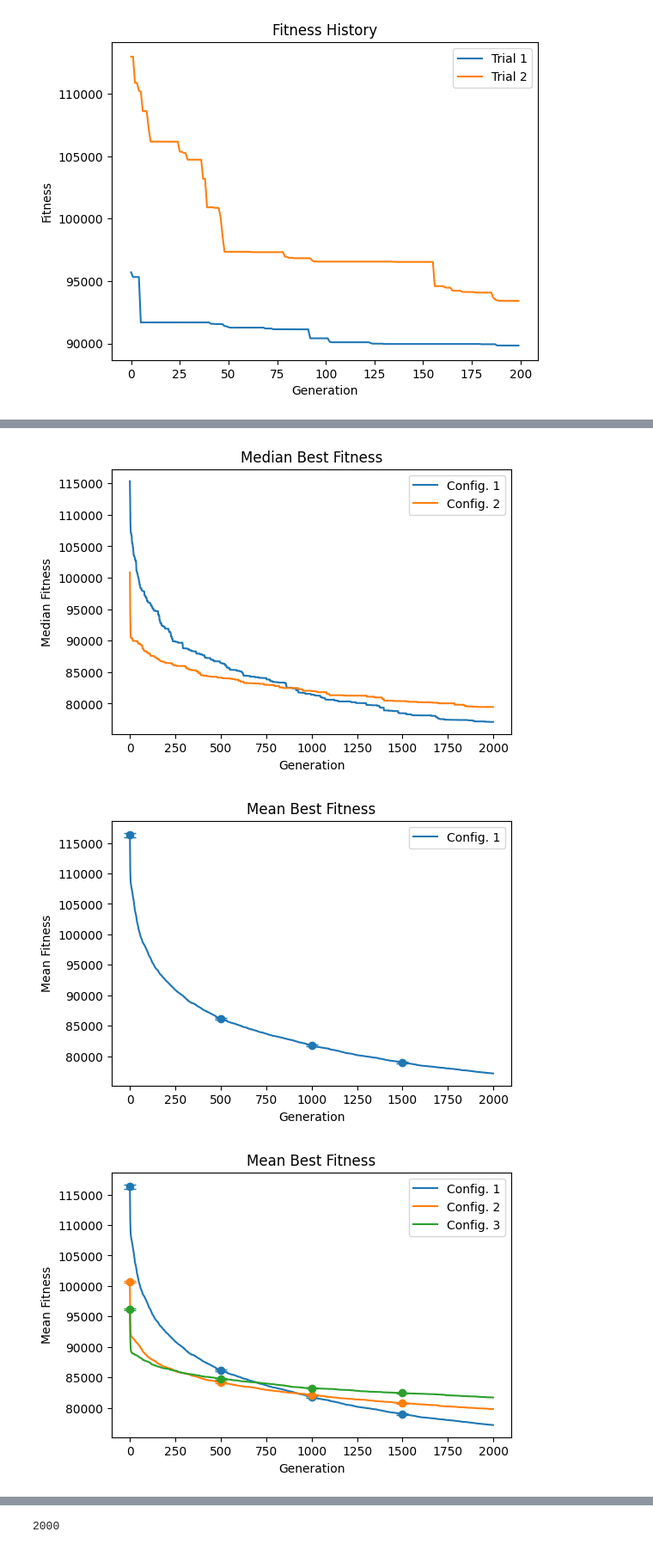
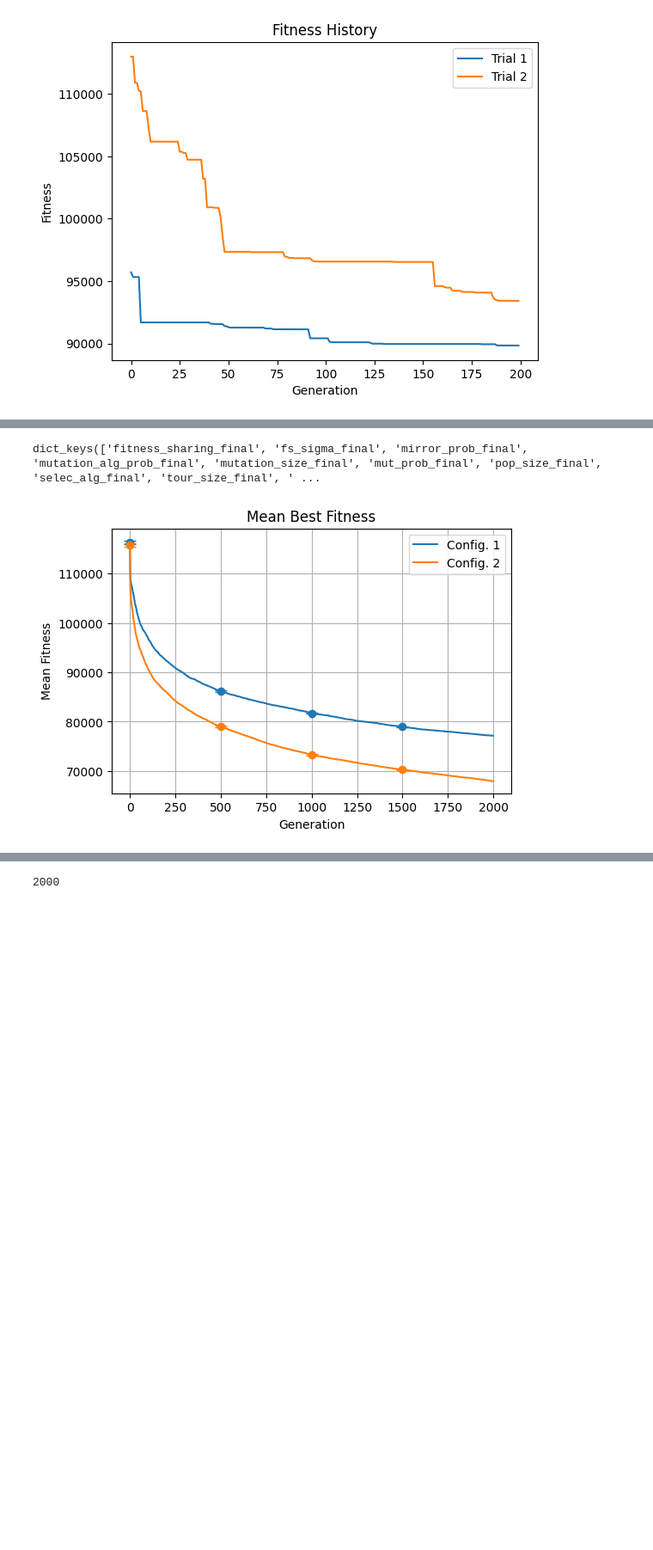
Before and after one commit to skynible/CIFO-Project, a Jupyter notebook: plots.ipynb, the cells around one changed output, grey strips where cells are left out. Shown: that part at 86% size. Cells and saved outputs as stored; diff of their text form; code cells hidden in the pictures; blank space fills up the shorter version.

Commit message:
added way to load and compare all data

```diff
--- a/plots.ipynb
+++ b/plots.ipynb
@@ -153,21 +192,29 @@ def compare_configs(metric, parameter, *configs, title='Fitness History', error_
     plt.xlabel('Generation')
     plt.ylabel(f'{metric.capitalize()} {parameter}')
     plt.legend()
+    plt.grid(True)
     plt.show()
+# %%
+grid.keys()
+# %% [output]
+dict_keys(['fitness_sharing_final', 'fs_sigma_final', 'mirror_prob_final', 'mutation_alg_prob_final', 'mutation_size_final', 'mut_prob_final', 'pop_size_final', 'selec_alg_final', 'tour_size_final', ' ...
 # %%
 # tests:
 # 1. 2 configs
 # 2. one config
 # 3. all configs
 
-compare_configs('median', 'Fitness', best_indivs[0], best_indivs[1], error_bar_step=0, title='Median Best Fitness')
-compare_configs('mean', 'Fitness', best_indivs[0], error_bar_step=500, title='Mean Best Fitness')
-compare_configs('mean', 'Fitness', *tuple(best_indivs), error_bar_step=500, title='Mean Best Fitness')
+# compare_configs('median', 'Fitness', best_indivs[0], best_indivs[1], error_bar_step=0, title='Median Best Fitness')
+# compare_configs('mean', 'Fitness', best_indivs[0], error_bar_step=500, title='Mean Best Fitness')
+# compare_configs('mean', 'Fitness', *tuple(best_indivs), error_bar_step=500, title='Mean Best Fitness')
+
+compare_configs('mean', 'Fitness',
+                grid['pop_size_final']['best_individuals_sample'][grid['pop_size_final']['best_param']],
+                grid['mut_prob_final']['best_individuals_sample'][grid['mut_prob_final']['best_param']],
+                error_bar_step=500, title='Mean Best Fitness')
 
 # ... everything working as intended
 # %% [output]
-[figure, old version]
+[figure, new version]
-[figure, removed]
-[figure, removed]
 # %%
 # other tests
```
Also changed, not shown: parts of 9 cells of this notebook.
